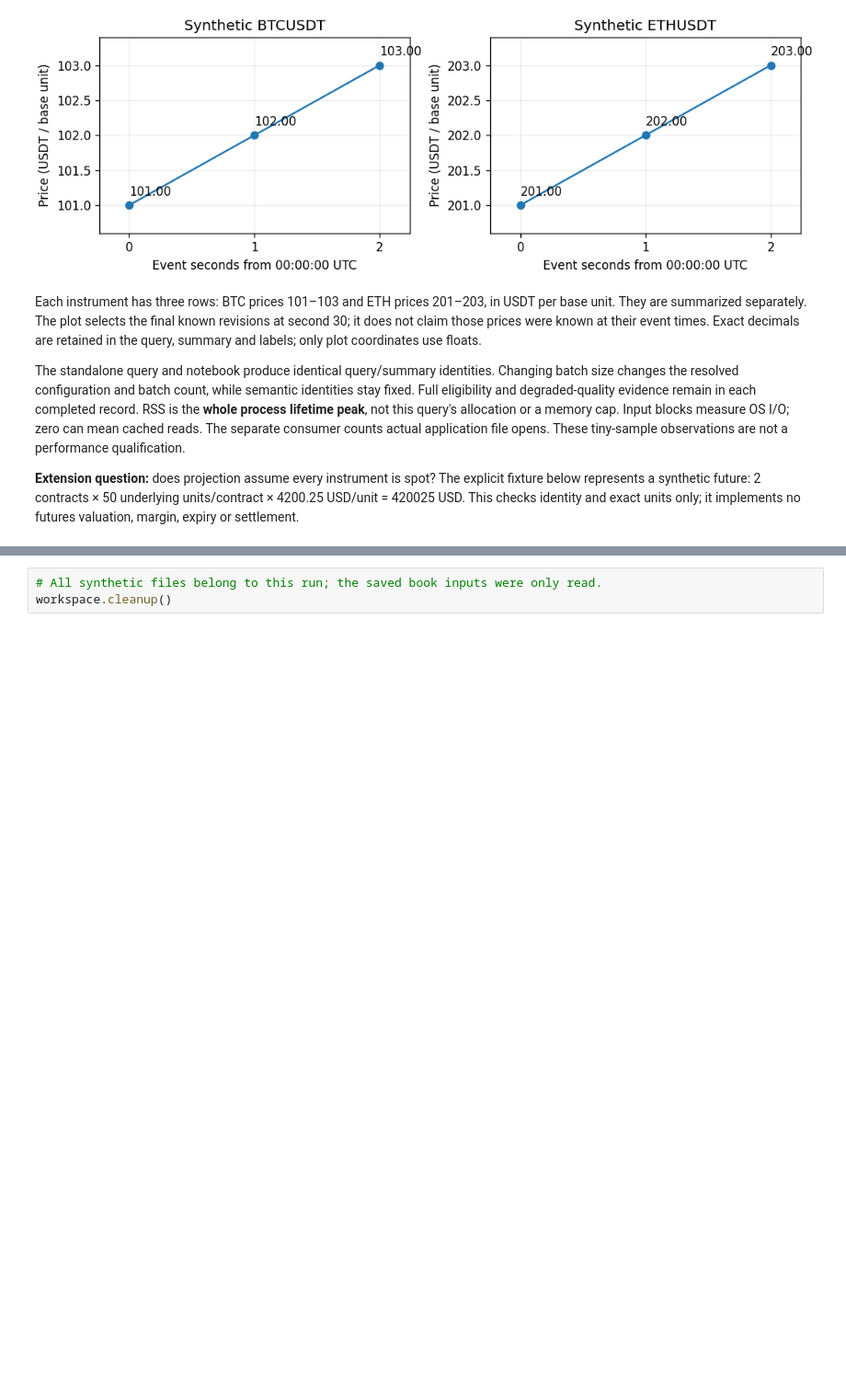
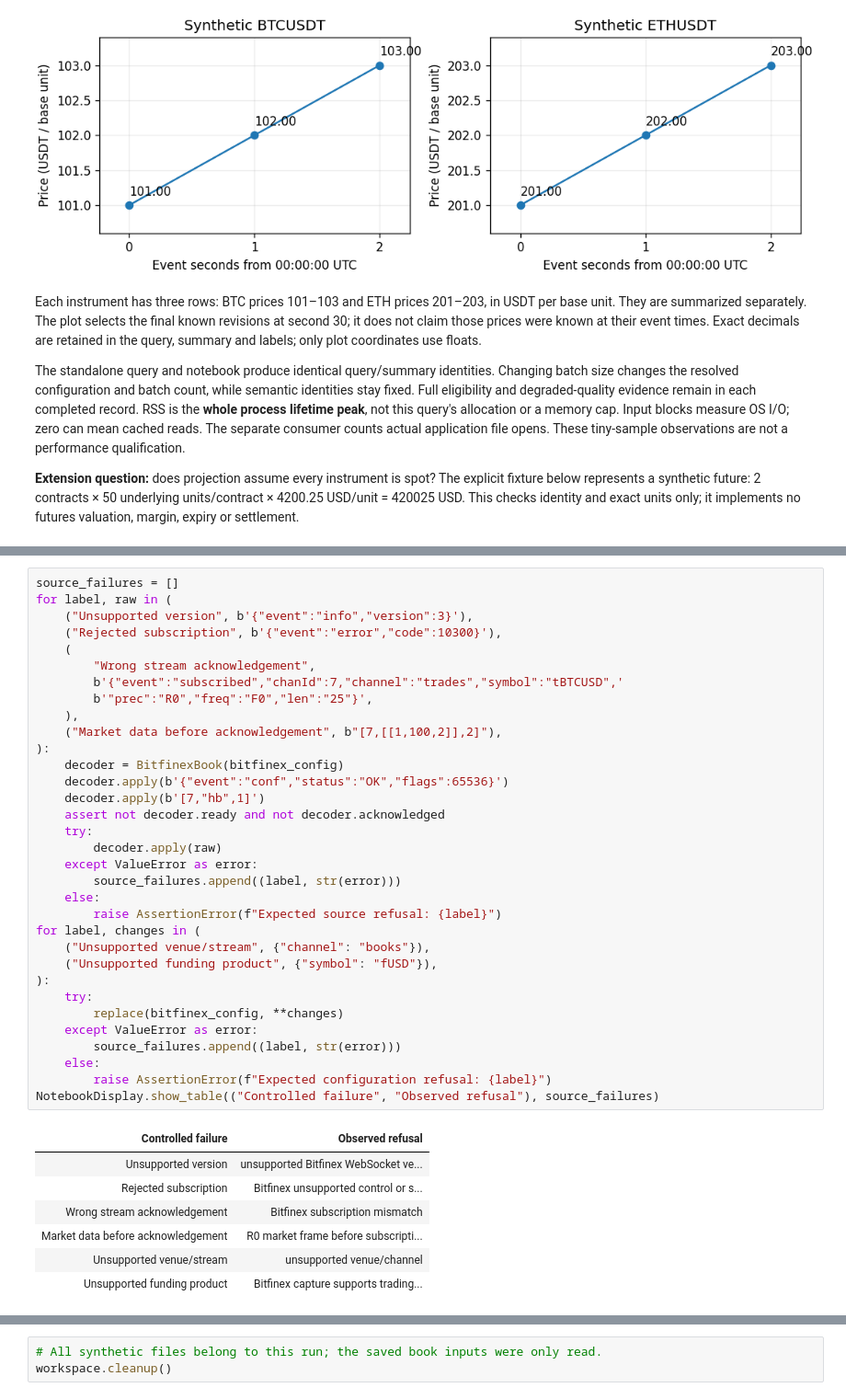
Before and after one commit to lixuanguang/alpha-research-lab-private, a Jupyter notebook: examples/research-foundations.ipynb, the cells around one changed output, grey strips where cells are left out. Shown at 92% size. Cells and saved outputs as stored; diff of their text form; blank space fills up the shorter version.

```diff
--- a/examples/research-foundations.ipynb
+++ b/examples/research-foundations.ipynb
@@ -1736,0 +1827,41 @@ source, hosted service, feature platform or lifecycle implementation is introduc
+# %%
+source_failures = []
+for label, raw in (
+    ("Unsupported version", b'{"event":"info","version":3}'),
+    ("Rejected subscription", b'{"event":"error","code":10300}'),
+    (
+        "Wrong stream acknowledgement",
+        b'{"event":"subscribed","chanId":7,"channel":"trades","symbol":"tBTCUSD",'
+        b'"prec":"R0","freq":"F0","len":"25"}',
+    ),
+    ("Market data before acknowledgement", b"[7,[[1,100,2]],2]"),
+):
+    decoder = BitfinexBook(bitfinex_config)
+    decoder.apply(b'{"event":"conf","status":"OK","flags":65536}')
+    decoder.apply(b'[7,"hb",1]')
+    assert not decoder.ready and not decoder.acknowledged
+    try:
+        decoder.apply(raw)
+    except ValueError as error:
+        source_failures.append((label, str(error)))
+    else:
+        raise AssertionError(f"Expected source refusal: {label}")
+for label, changes in (
+    ("Unsupported venue/stream", {"channel": "books"}),
+    ("Unsupported funding product", {"symbol": "fUSD"}),
+):
+    try:
+        replace(bitfinex_config, **changes)
+    except ValueError as error:
+        source_failures.append((label, str(error)))
+    else:
+        raise AssertionError(f"Expected configuration refusal: {label}")
+NotebookDisplay.show_table(("Controlled failure", "Observed refusal"), source_failures)
+# %% [output]
+| Controlled failure | Observed refusal |
+| Unsupported version | unsupported Bitfinex WebSocket ve... |
+| Rejected subscription | Bitfinex unsupported control or s... |
+| Wrong stream acknowledgement | Bitfinex subscription mismatch |
+| Market data before acknowledgement | R0 market frame before subscripti... |
+| Unsupported venue/stream | unsupported venue/channel |
+| Unsupported funding product | Bitfinex capture supports trading... |
```
Also changed, not shown: parts of 18 cells of this notebook, 10 other files.
